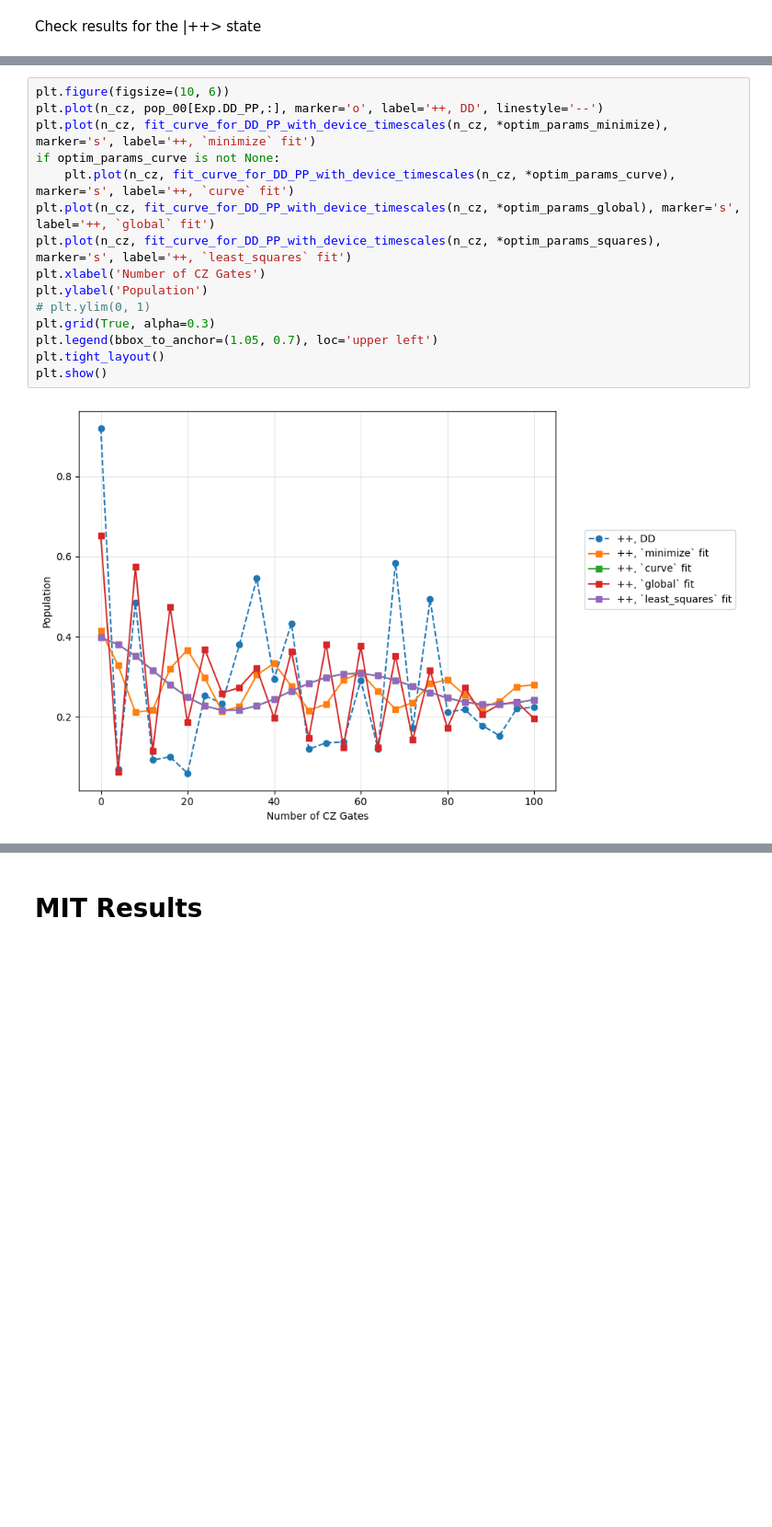
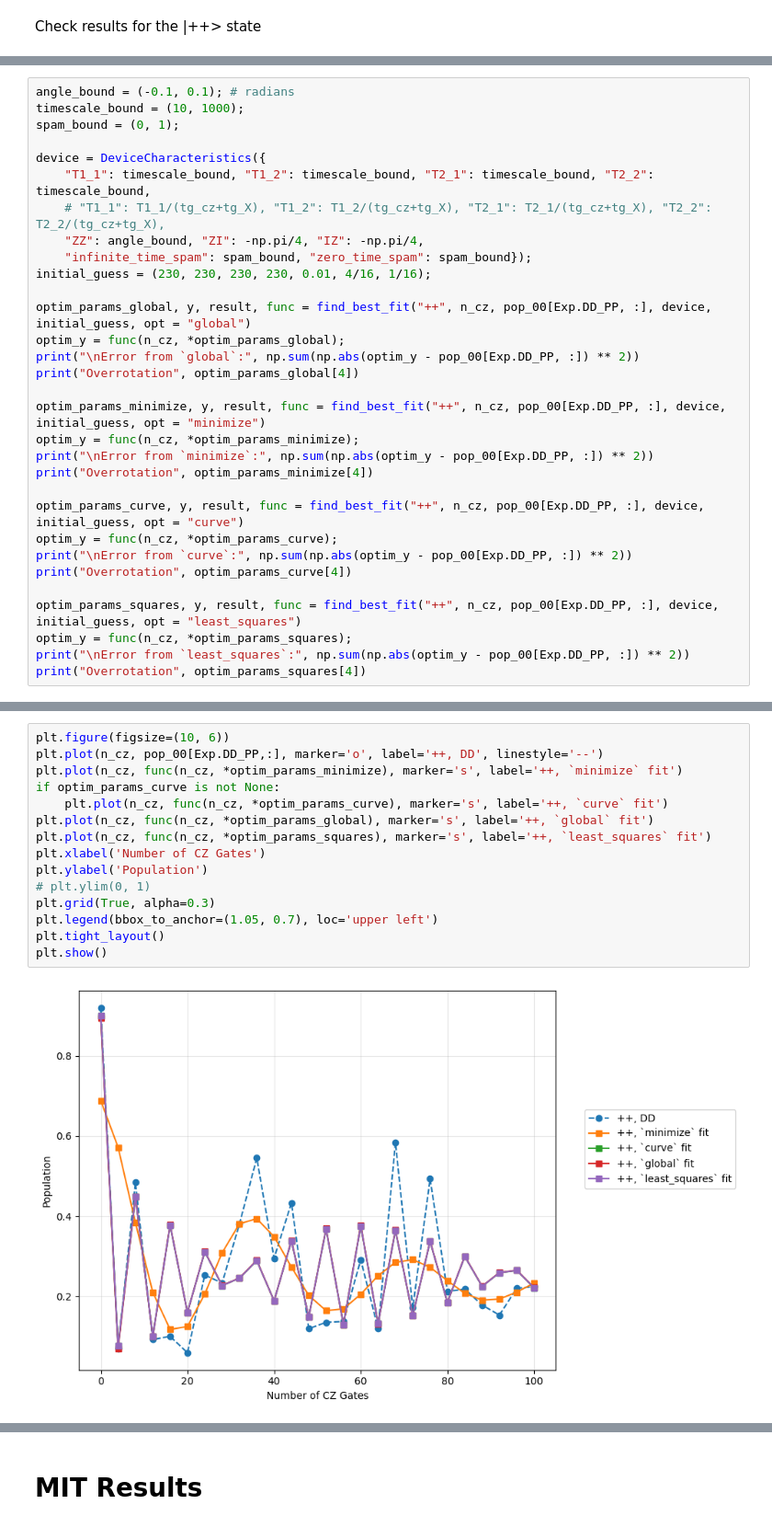
Before and after one commit to krsrv/2qbit-db, a Jupyter notebook: Data analysis.ipynb, the cells around one changed output, grey strips where cells are left out. Shown at 92% size. Drawn from its saved outputs; the diff is of its cells as text; blank space fills up the shorter version.

```diff
--- a/Data analysis.ipynb
+++ b/Data analysis.ipynb
@@ -374,0 +485,31 @@ Overrotation 0.09183832652586654
+# %%
+angle_bound = (-0.1, 0.1); # radians
+timescale_bound = (10, 1000);
+spam_bound = (0, 1);
+
+device = DeviceCharacteristics({
+    "T1_1": timescale_bound, "T1_2": timescale_bound, "T2_1": timescale_bound, "T2_2": timescale_bound,
+    # "T1_1": T1_1/(tg_cz+tg_X), "T1_2": T1_2/(tg_cz+tg_X), "T2_1": T2_1/(tg_cz+tg_X), "T2_2": T2_2/(tg_cz+tg_X),
+    "ZZ": angle_bound, "ZI": -np.pi/4, "IZ": -np.pi/4,
+    "infinite_time_spam": spam_bound, "zero_time_spam": spam_bound});
+initial_guess = (230, 230, 230, 230, 0.01, 4/16, 1/16);
+
+optim_params_global, y, result, func = find_best_fit("++", n_cz, pop_00[Exp.DD_PP, :], device, initial_guess, opt = "global")
+optim_y = func(n_cz, *optim_params_global);
+print("\nError from `global`:", np.sum(np.abs(optim_y - pop_00[Exp.DD_PP, :]) ** 2))
+print("Overrotation", optim_params_global[4])
+
+optim_params_minimize, y, result, func = find_best_fit("++", n_cz, pop_00[Exp.DD_PP, :], device, initial_guess, opt = "minimize")
+optim_y = func(n_cz, *optim_params_minimize);
+print("\nError from `minimize`:", np.sum(np.abs(optim_y - pop_00[Exp.DD_PP, :]) ** 2))
+print("Overrotation", optim_params_minimize[4])
+
+optim_params_curve, y, result, func = find_best_fit("++", n_cz, pop_00[Exp.DD_PP, :], device, initial_guess, opt = "curve")
+optim_y = func(n_cz, *optim_params_curve);
+print("\nError from `curve`:", np.sum(np.abs(optim_y - pop_00[Exp.DD_PP, :]) ** 2))
+print("Overrotation", optim_params_curve[4])
+
+optim_params_squares, y, result, func = find_best_fit("++", n_cz, pop_00[Exp.DD_PP, :], device, initial_guess, opt = "least_squares")
+optim_y = func(n_cz, *optim_params_squares);
+print("\nError from `least_squares`:", np.sum(np.abs(optim_y - pop_00[Exp.DD_PP, :]) ** 2))
+print("Overrotation", optim_params_squares[4])
@@ -375,17 +528,17 @@ Overrotation 0.09183832652586654
 # %%
 plt.figure(figsize=(10, 6))
 plt.plot(n_cz, pop_00[Exp.DD_PP,:], marker='o', label='++, DD', linestyle='--')
-plt.plot(n_cz, fit_curve_for_DD_PP_with_device_timescales(n_cz, *optim_params_minimize), marker='s', label='++, `minimize` fit')
+plt.plot(n_cz, func(n_cz, *optim_params_minimize), marker='s', label='++, `minimize` fit')
 if optim_params_curve is not None:
-    plt.plot(n_cz, fit_curve_for_DD_PP_with_device_timescales(n_cz, *optim_params_curve), marker='s', label='++, `curve` fit')
-plt.plot(n_cz, fit_curve_for_DD_PP_with_device_timescales(n_cz, *optim_params_global), marker='s', label='++, `global` fit')
-plt.plot(n_cz, fit_curve_for_DD_PP_with_device_timescales(n_cz, *optim_params_squares), marker='s', label='++, `least_squares` fit')
+    plt.plot(n_cz, func(n_cz, *optim_params_curve), marker='s', label='++, `curve` fit')
+plt.plot(n_cz, func(n_cz, *optim_params_global), marker='s', label='++, `global` fit')
+plt.plot(n_cz, func(n_cz, *optim_params_squares), marker='s', label='++, `least_squares` fit')
 plt.xlabel('Number of CZ Gates')
 plt.ylabel('Population')
 # plt.ylim(0, 1)
 plt.grid(True, alpha=0.3)
 plt.legend(bbox_to_anchor=(1.05, 0.7), loc='upper left')
 plt.tight_layout()
 plt.show()
 # %% [output]
-[figure, old version]
+[figure, new version]
```
Also changed, not shown: parts of 27 cells of this notebook.
